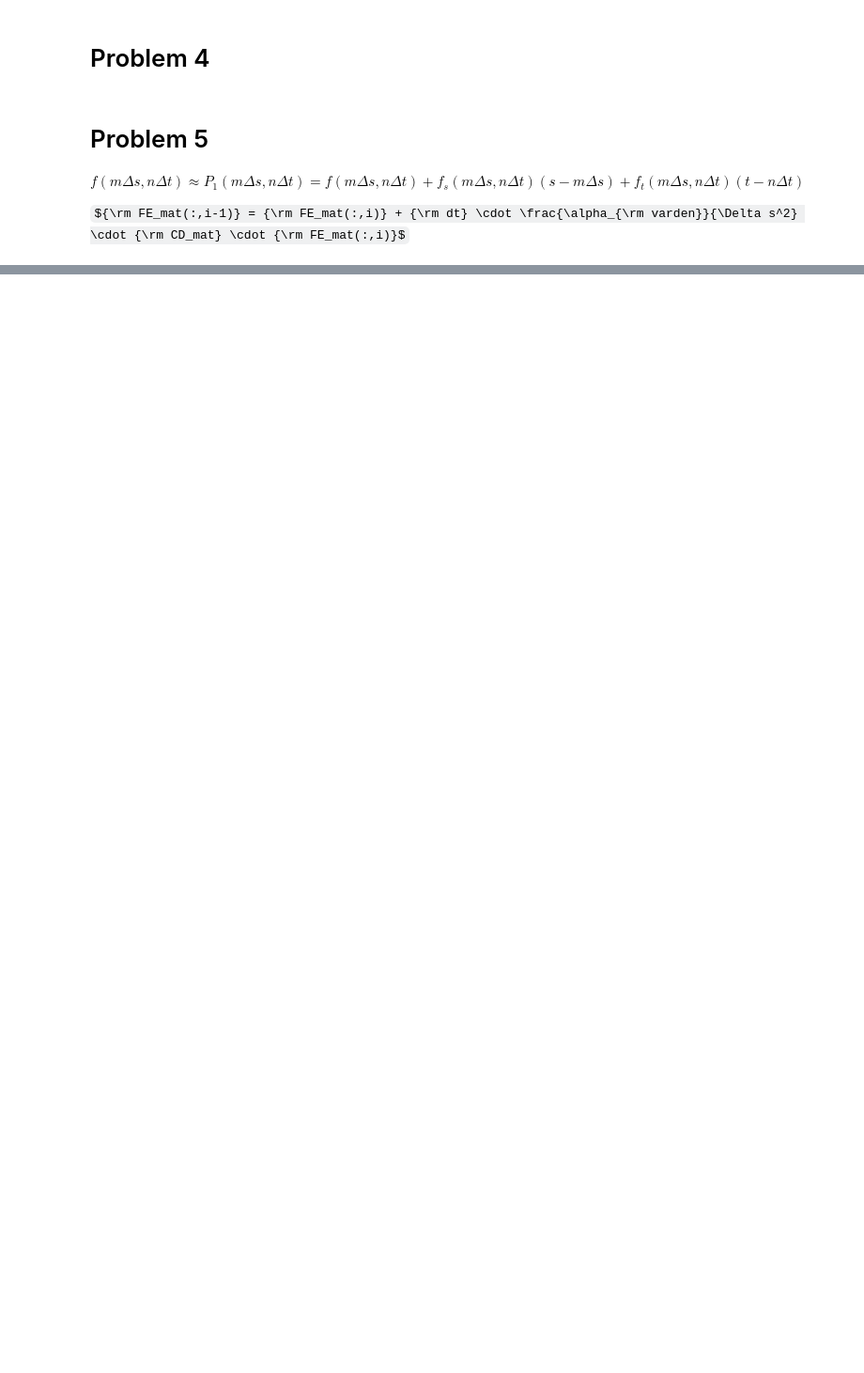
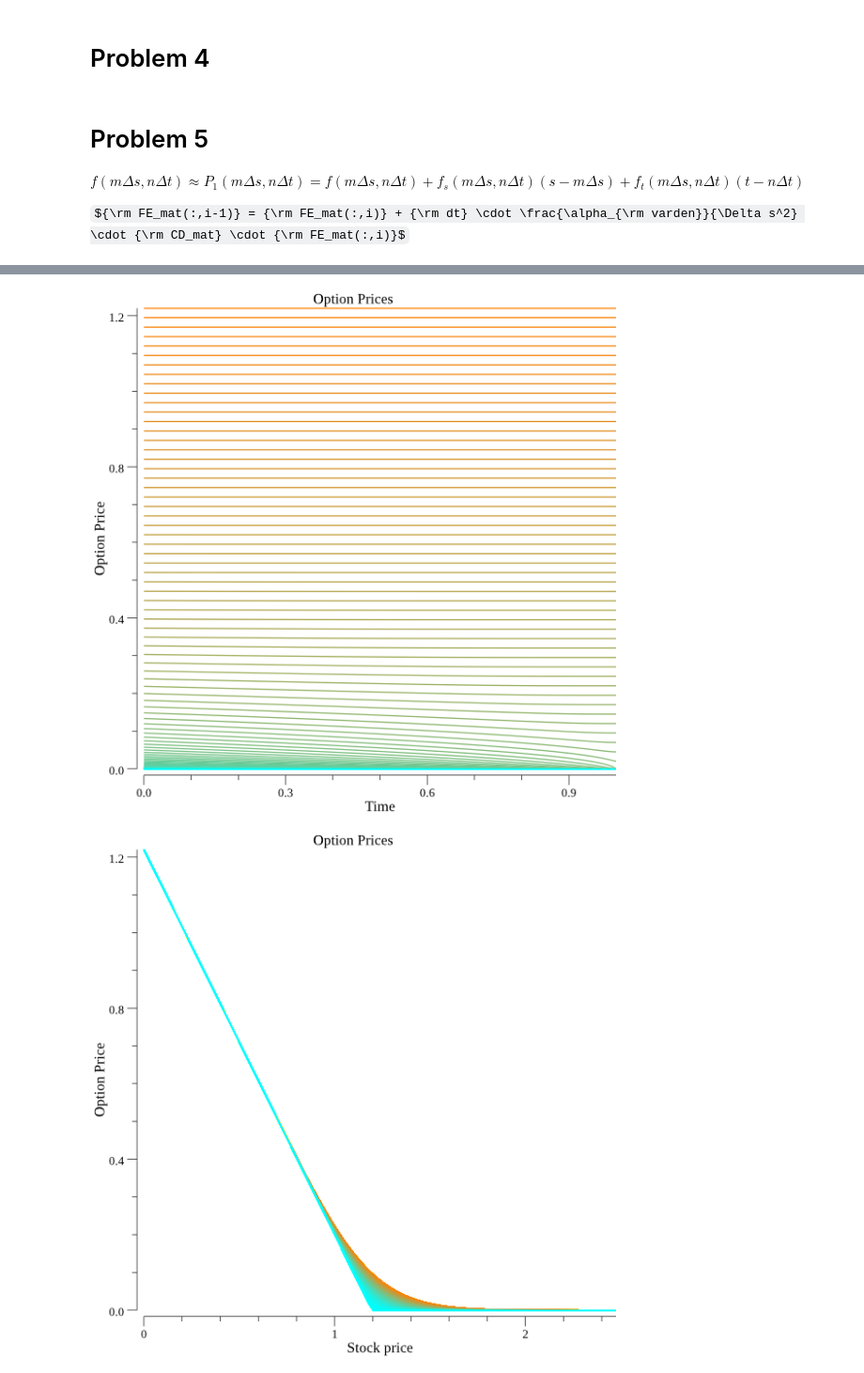
Before and after one commit to KKastberg/nummen, a Jupyter notebook: cmd/lab3/lab3.ipynb, the cells around one changed output, grey strips where cells are left out. Shown: that part at 94% size. Drawn from its saved outputs; the diff is of its cells as text; code cells hidden in the pictures; some formulas as TeX source; blank space fills up the shorter version.

```diff
--- a/cmd/lab3/lab3.ipynb
+++ b/cmd/lab3/lab3.ipynb
@@ -397,0 +273,48 @@ new_price
+# %%
+
+// Function to plot the matrix as a 2s plot where the matrix values are y values and the column index is the x value and each row index is a different line
+func plot_matrix_by_time(matrix *mat.Dense, T float64) *plot.Plot {
+	n, m := matrix.Dims()
+
+	p, _ := plot.New()
+	p.Title.Text = "Option Prices"
+	p.X.Label.Text = "Time"
+	p.Y.Label.Text = "Option Price"
+	p.BackgroundColor = color.Transparent
+
+	// Generate data points with f(x)
+	for i := 0; i < n; i++ {
+		pts := make(plotter.XYs, m)
+		for j := 0; j < m; j++ {
+			pts[j].X = T / float64(m) * float64(j)
+			pts[j].Y = matrix.At(i, j)
+		}
+
+		line, err := plotter.NewLine(pts)
+		if err != nil {
+			panic(err)
+		}
+		line.Color = color.RGBA{B: uint8(255 * i / n), A: 255, R: uint8(255 - 255*i/n), G: uint8(255/2 + 255*i/n/2)}
+		p.Add(line)
+	}
+
+	return p
+}
+
+func plot_matrix_by_price(matrix *mat.Dense, max_price float64) *plot.Plot {
+	rows, cols := matrix.Dims()
+
+	// Transpose matrix into a new dense matrix
+	b := mat.NewDense(cols, rows, nil)
+	b.Clone(matrix.T())
+
+	p := plot_matrix_by_time(b, max_price)
+	p.X.Label.Text = "Stock price"
+	return p
+}
+
+
+option_prices := caluclate_option_price_matrix(K, sigma, T, max_price, timesteps, price_steps)
+display_plot(plot_matrix_by_time(option_prices, T))
+display_plot(plot_matrix_by_price(option_prices, max_price))
+# %% [output]
@@ -398 +322,3 @@ new_price
+[figure, added]
+[figure, added]
 # %%
```
Also changed, not shown: parts of 4 cells of this notebook.
